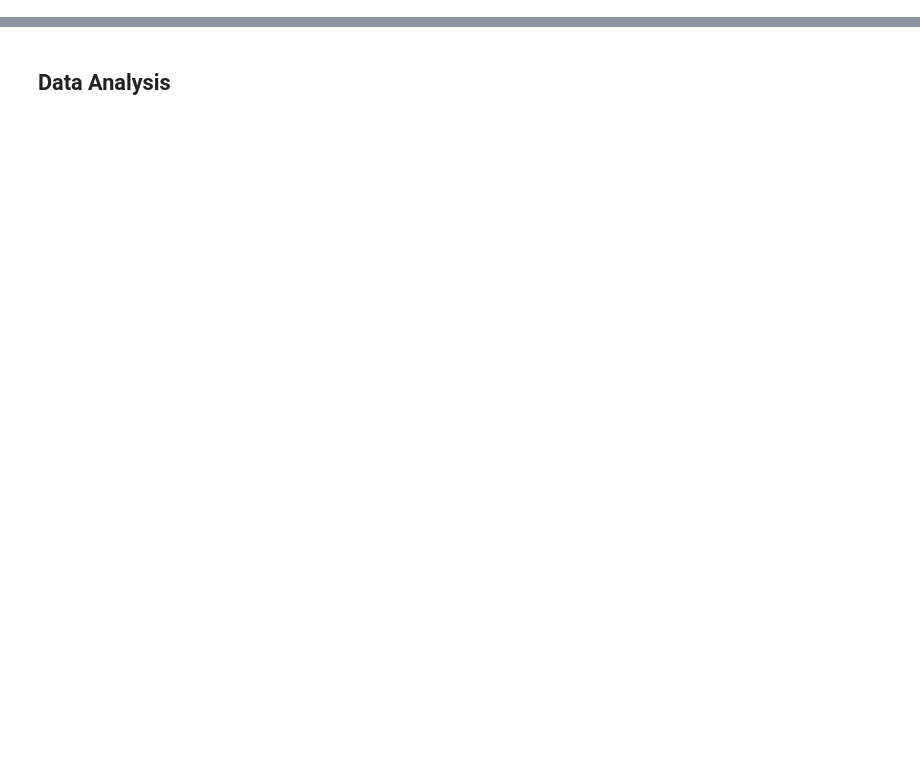
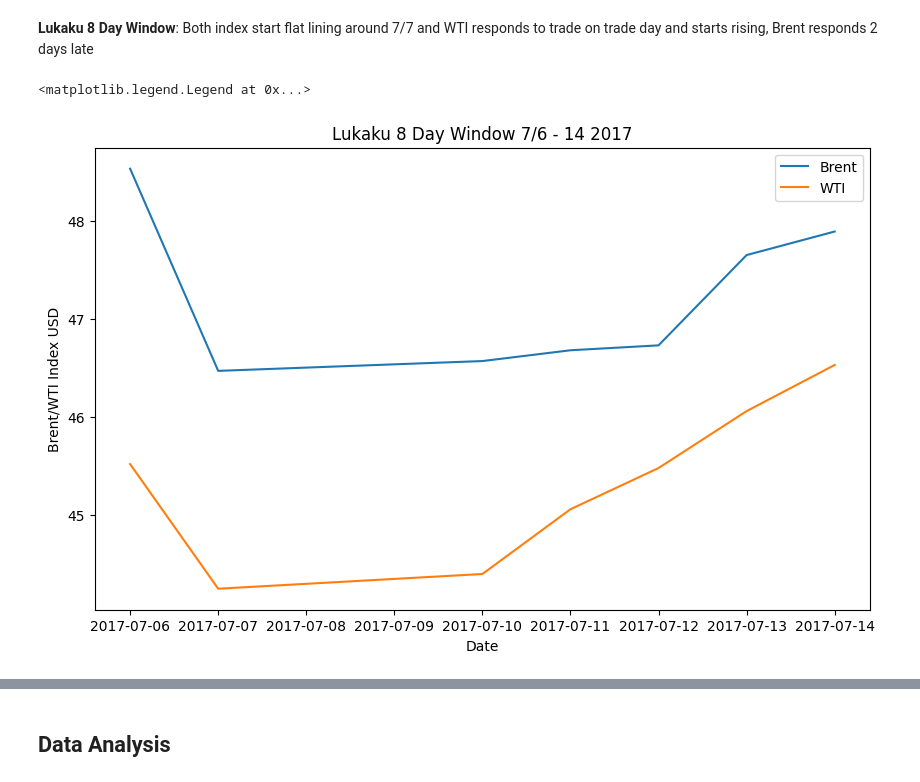
Before and after one commit to visheshnarayan/oil-futures-event-arbitrage, a Jupyter notebook: vishesh_brent_wti.ipynb, the cells around one changed output, grey strips where cells are left out. Saved outputs shown, nothing was run; the diff lists cells and outputs as text; code cells hidden in the pictures; blank space fills up the shorter version.

```diff
--- a/vishesh_brent_wti.ipynb
+++ b/vishesh_brent_wti.ipynb
@@ -240,0 +229,15 @@ plt.legend()
+# %% [markdown]
+__Lukaku 8 Day Window__: Both index start flat lining around 7/7 and WTI responds to trade on trade day and starts rising, Brent responds 2 days late
+# %%
+lukaku_8_day = df.loc["2017-07-06":"2017-07-14"]
+
+plt.figure(figsize=(10,6))
+plt.title("Lukaku 8 Day Window 7/6 - 14 2017")
+plt.xlabel("Date")
+plt.ylabel("Brent/WTI Index USD")
+plt.plot(lukaku_8_day.index, lukaku_8_day["brent"], label="Brent")
+plt.plot(lukaku_8_day.index, lukaku_8_day["wti"], label="WTI")
+plt.legend()
+# %% [output]
+<matplotlib.legend.Legend at 0x...>
+[figure, added]
```
Also changed, not shown: parts of 201 cells of this notebook.
